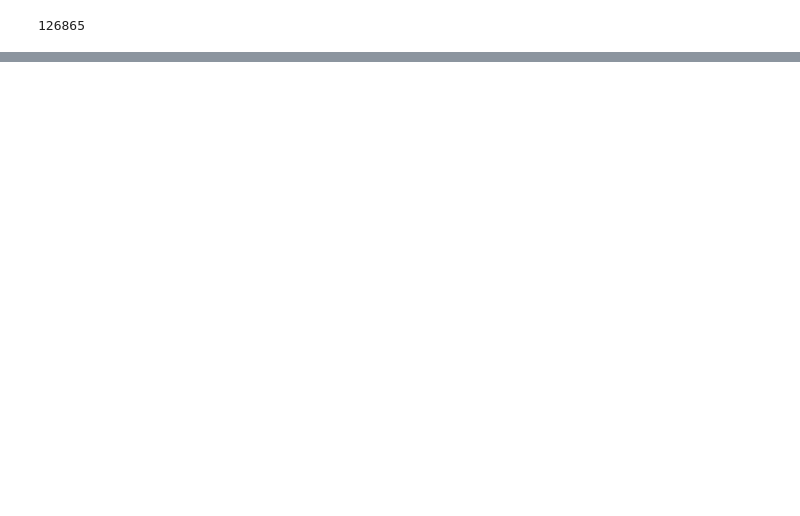
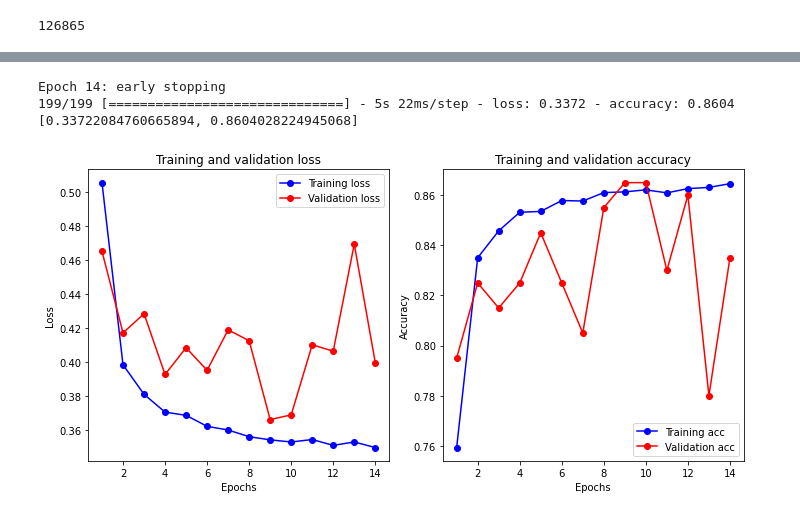
Before and after one commit to maxhormazabal/dl_submissions, a Jupyter notebook: L3/load_faces_gender.ipynb, the cells around one changed output, grey strips where cells are left out. Drawn from its saved outputs; the diff is of its cells as text; code cells hidden in the pictures; blank space fills up the shorter version.

```diff
--- a/L3/load_faces_gender.ipynb
+++ b/L3/load_faces_gender.ipynb
@@ -419,0 +181,12 @@ def visualize_fit(history):
+# %%
+input_shape = (32, 32, 3)
+optimizer = tf.keras.optimizers.RMSprop(learning_rate=0.01)
+regularizer = regularizers.l2(0.001)
+
+model = buildModel(input_shape,optimizer,regularizer)
+fitModel(model,ds_train,ds_val,ds_test,num_epochs=20,batch_size=128,patience=5,monitor='val_loss')
+# %% [output]
+Epoch 14: early stopping
+199/199 [==============================] - 5s 22ms/step - loss: 0.3372 - accuracy: 0.8604
+[0.33722084760665894, 0.8604028224945068]
+[figure, added]
```
Also changed, not shown: parts of 21 cells of this notebook, 8 other files.
